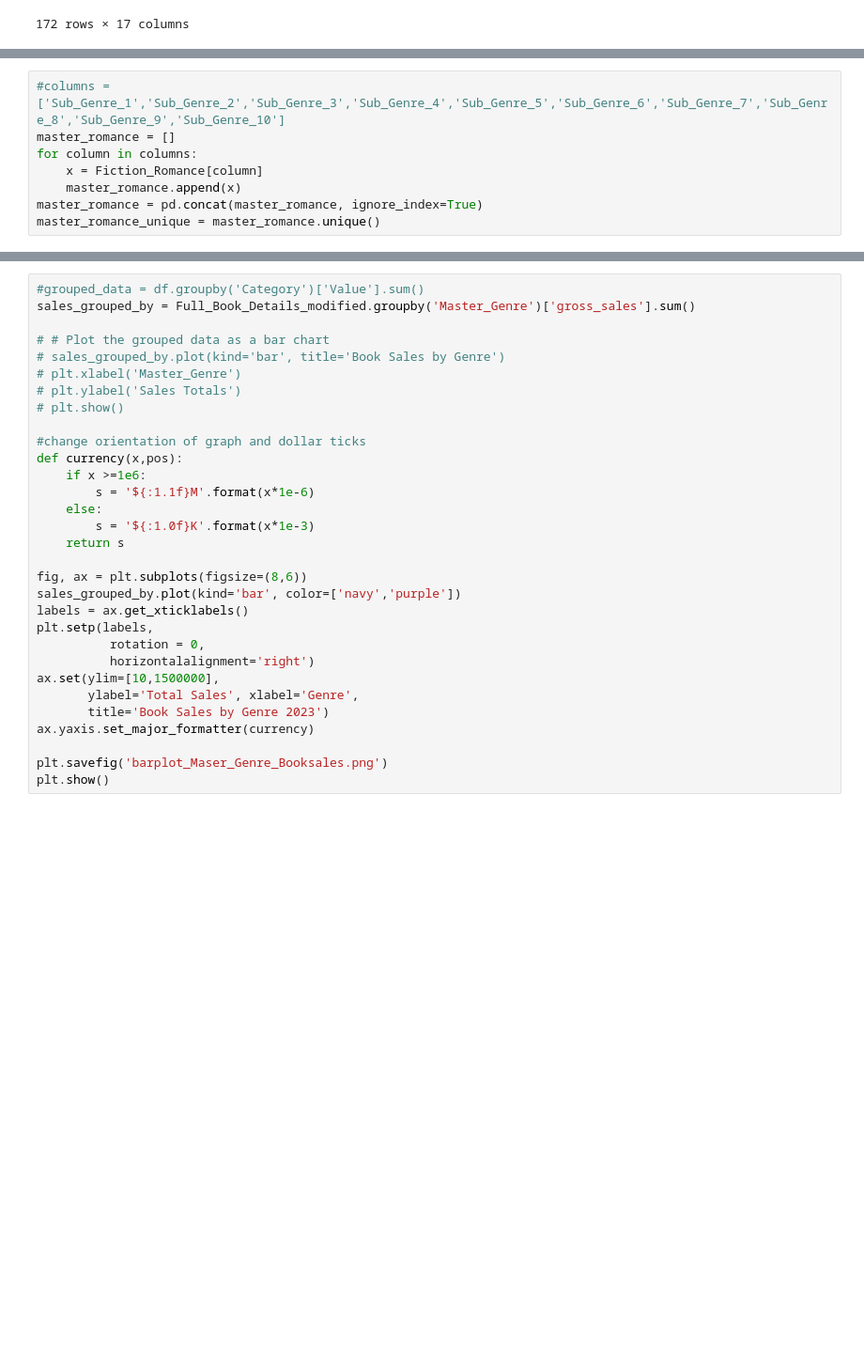
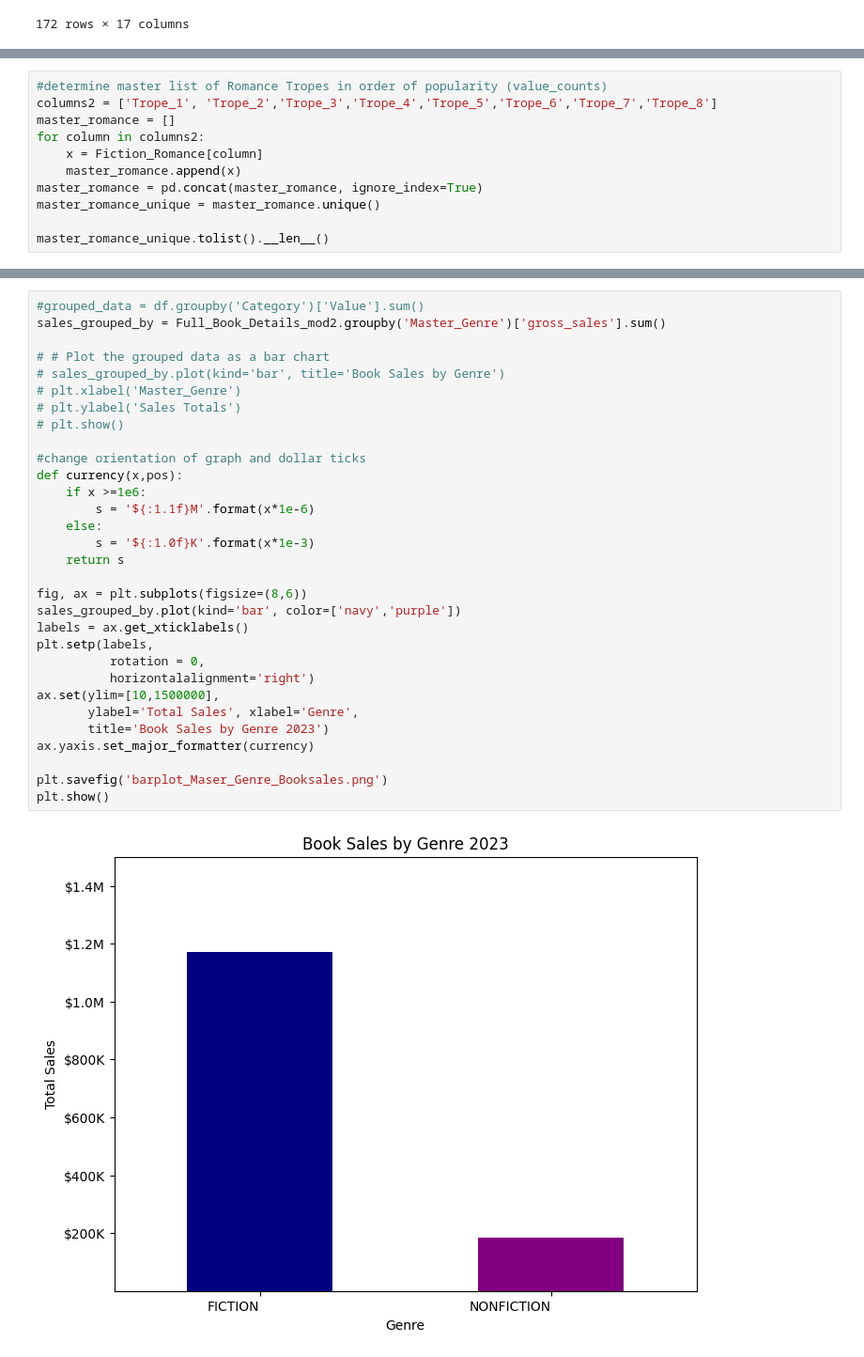
Before and after one commit to ammabe1/Publish-Me---Release-Assistant, a Jupyter notebook: Publish_Me Release_Assistant.ipynb, the cells around one changed output, grey strips where cells are left out. Shown at 94% size. Cells and saved outputs as stored; diff of their text form; blank space fills up the shorter version.

```diff
--- a/Publish_Me Release_Assistant.ipynb
+++ b/Publish_Me Release_Assistant.ipynb
@@ -908,8 +904,11 @@ RomGenres1
 # %%
-#columns = ['Sub_Genre_1','Sub_Genre_2','Sub_Genre_3','Sub_Genre_4','Sub_Genre_5','Sub_Genre_6','Sub_Genre_7','Sub_Genre_8','Sub_Genre_9','Sub_Genre_10']
+#determine master list of Romance Tropes in order of popularity (value_counts)
+columns2 = ['Trope_1', 'Trope_2','Trope_3','Trope_4','Trope_5','Trope_6','Trope_7','Trope_8']
 master_romance = []
-for column in columns:
+for column in columns2:
     x = Fiction_Romance[column]
     master_romance.append(x)
 master_romance = pd.concat(master_romance, ignore_index=True)
 master_romance_unique = master_romance.unique()
+
+master_romance_unique.tolist().__len__()
@@ -929,34 +950,36 @@ NonFiction_sales
 # %%
 #grouped_data = df.groupby('Category')['Value'].sum()
-sales_grouped_by = Full_Book_Details_modified.groupby('Master_Genre')['gross_sales'].sum()
+sales_grouped_by = Full_Book_Details_mod2.groupby('Master_Genre')['gross_sales'].sum()
 
 # # Plot the grouped data as a bar chart
 # sales_grouped_by.plot(kind='bar', title='Book Sales by Genre')
 # plt.xlabel('Master_Genre')
 # plt.ylabel('Sales Totals')
 # plt.show()
 
 #change orientation of graph and dollar ticks
 def currency(x,pos):
     if x >=1e6:
         s = '${:1.1f}M'.format(x*1e-6)
     else:
         s = '${:1.0f}K'.format(x*1e-3)
     return s
 
 fig, ax = plt.subplots(figsize=(8,6))
 sales_grouped_by.plot(kind='bar', color=['navy','purple'])
 labels = ax.get_xticklabels()
 plt.setp(labels,
           rotation = 0,
           horizontalalignment='right')
 ax.set(ylim=[10,1500000],
        ylabel='Total Sales', xlabel='Genre',
        title='Book Sales by Genre 2023')
 ax.yaxis.set_major_formatter(currency)
 
 plt.savefig('barplot_Maser_Genre_Booksales.png')
 plt.show()
+# %% [output]
+[figure, added]
 # %%
 #sales by publisher
 # #grouped_data = df.groupby('Category')['Value'].sum()
```
Also changed, not shown: parts of 14 cells of this notebook.
